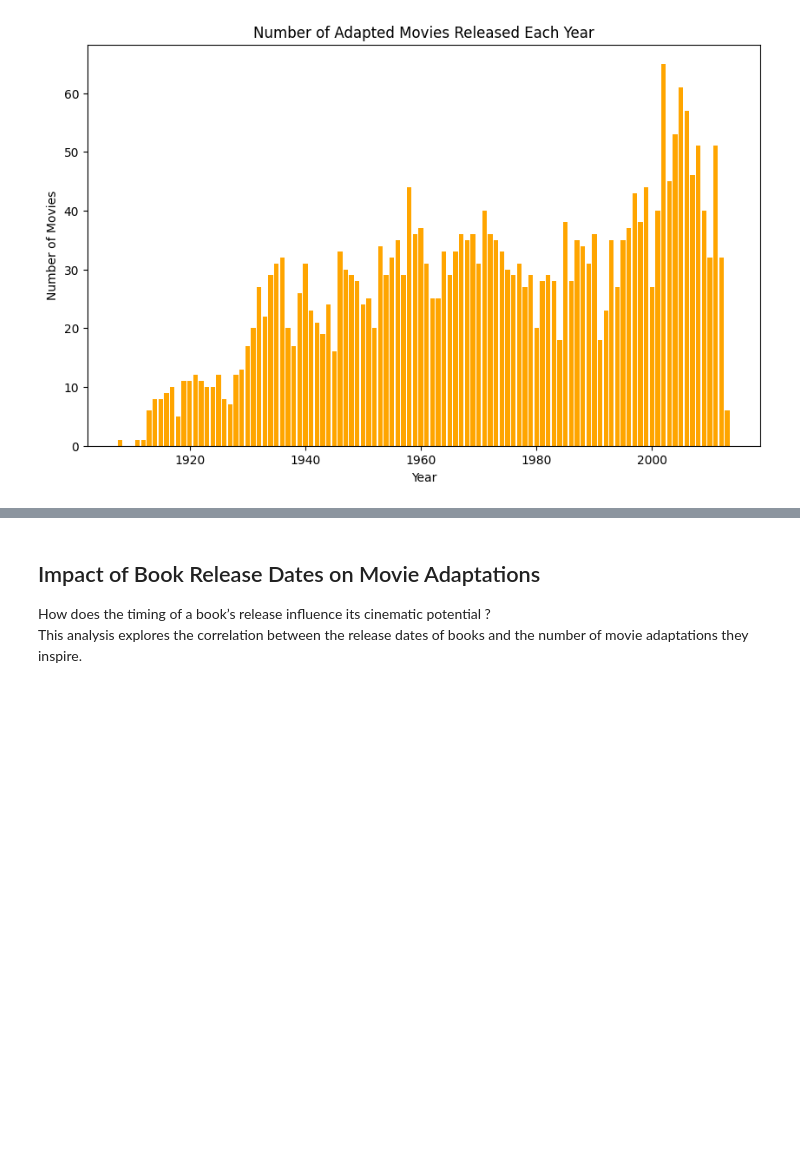
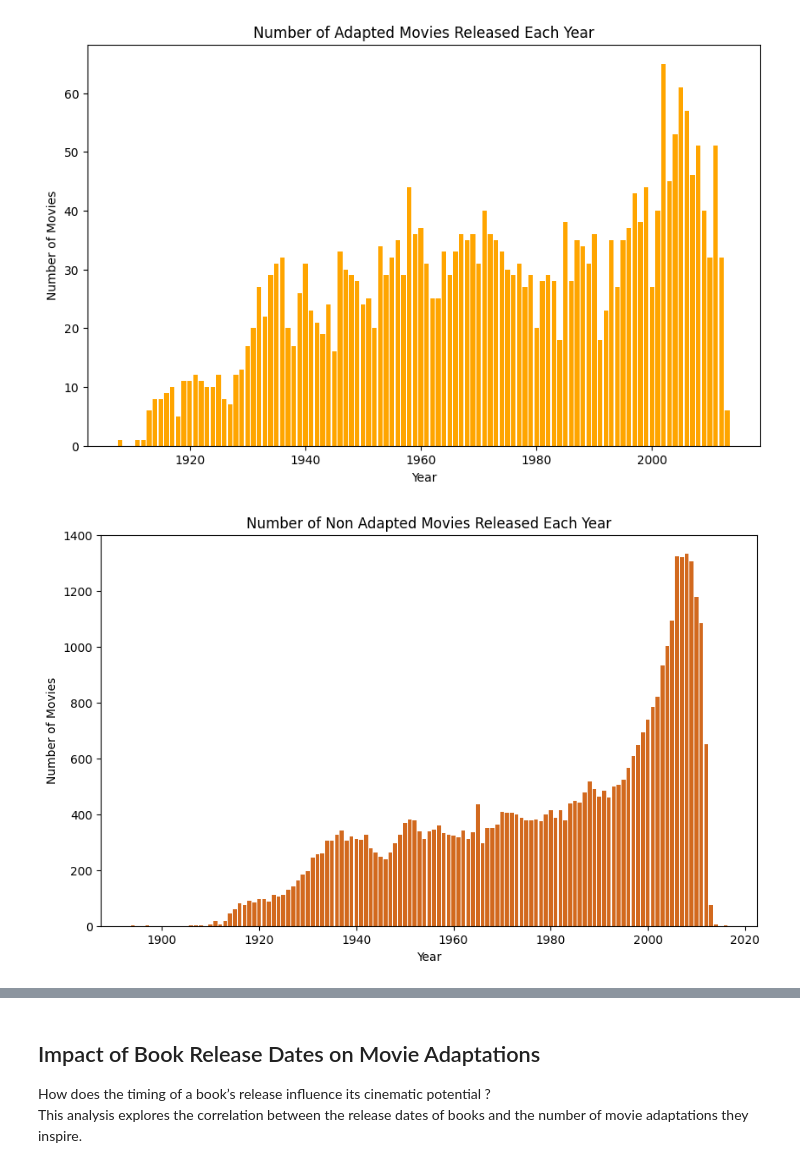
Before and after one commit to epfl-ada/ada-2024-project-padamalgame, a Jupyter notebook: results.ipynb, the cells around one changed output, grey strips where cells are left out. Cells and saved outputs as stored; diff of their text form; code cells hidden in the pictures; blank space fills up the shorter version.

```diff
--- a/results.ipynb
+++ b/results.ipynb
@@ -473,3 +458,14 @@ plt.ylabel('Number of Movies')
 plt.show()
 # %% [output]
 [figure]
+# %%
+non_adapted_movies_per_year = non_adapted_movies.groupby('MovieYear').size().reset_index(name='movie_count')
+
+plt.figure(figsize=(10, 6))
+plt.bar(non_adapted_movies_per_year['MovieYear'], non_adapted_movies_per_year['movie_count'], color='chocolate')
+plt.title('Number of Non Adapted Movies Released Each Year')
+plt.xlabel('Year')
+plt.ylabel('Number of Movies')
+plt.show()
+# %% [output]
+[figure, added]
```
Also changed, not shown: parts of 14 cells of this notebook, 1 other file.
